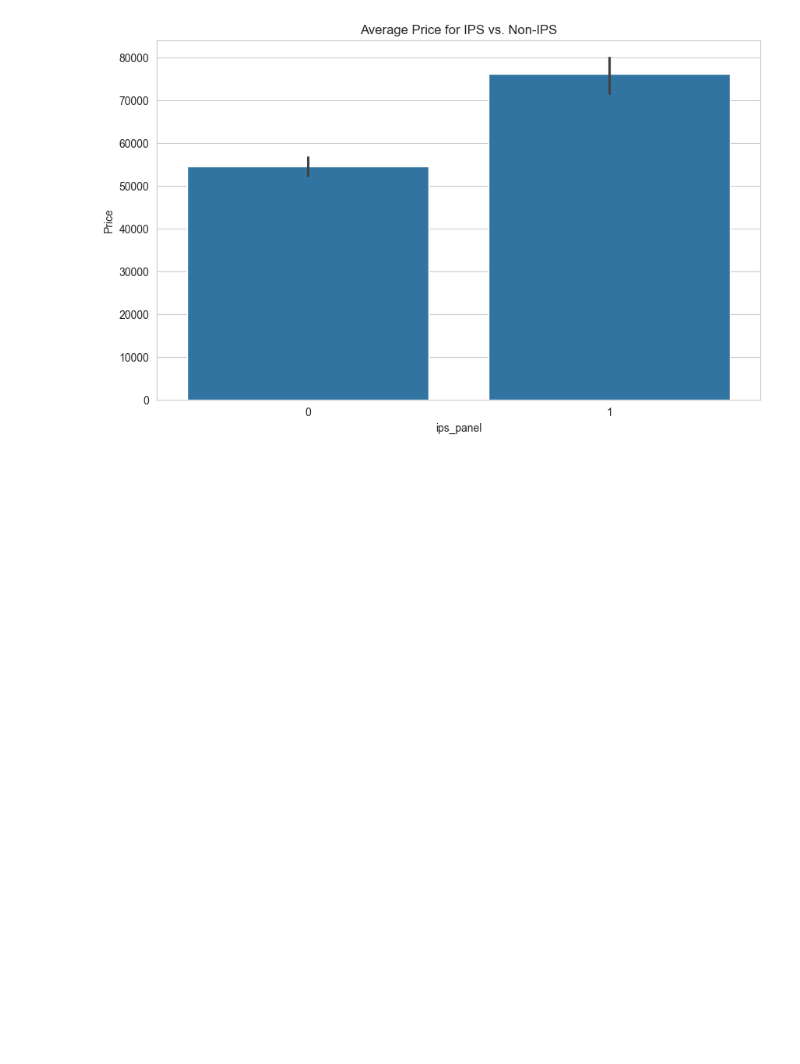
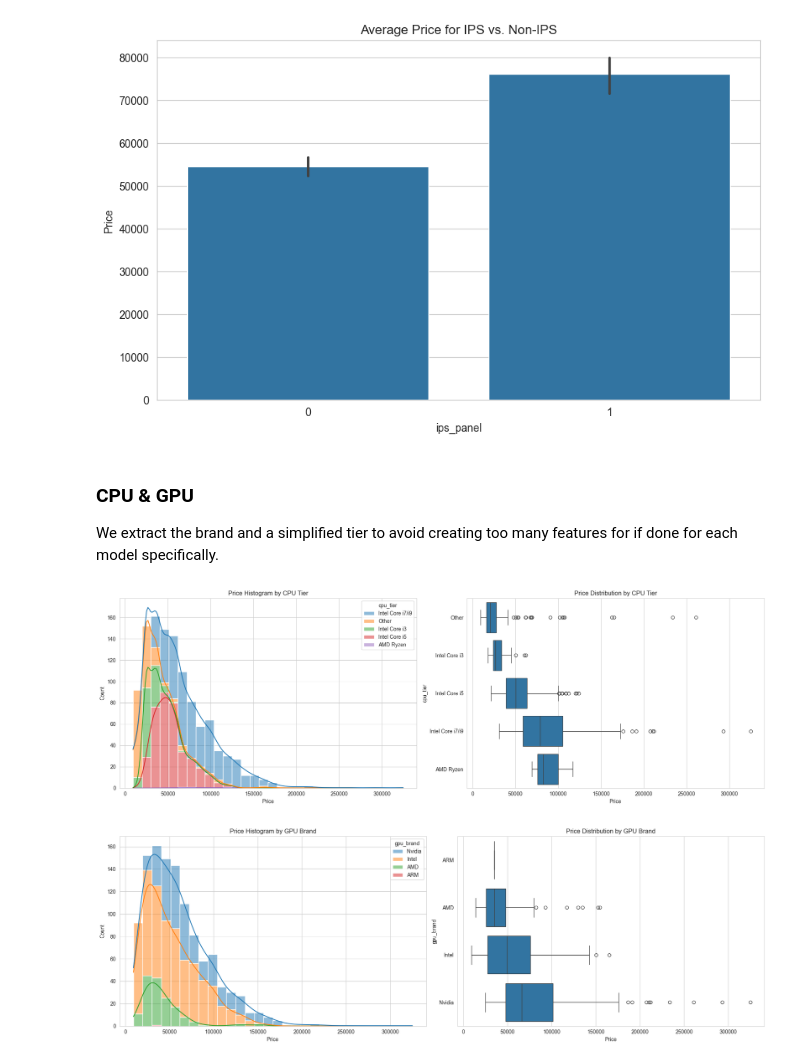
Before and after one commit to IamAbhinav03/laptop_price_task, a Jupyter notebook: notebooks/data_exploration.ipynb, the cells around one changed output. Cells and saved outputs as stored; diff of their text form; code cells hidden in the pictures; blank space fills up the shorter version.

```diff
--- a/notebooks/data_exploration.ipynb
+++ b/notebooks/data_exploration.ipynb
@@ -216,3 +216,36 @@ plt.show()
 [figure]
 [figure]
 [figure]
+# %% [markdown]
+### CPU & GPU
+
+We extract the brand and a simplified tier to avoid creating too many features for if done for each model specifically.
+# %%
+def extract_cpu_tier(cpu_str):
+    if "Intel Core i7" in cpu_str or "Intel Core i9" in cpu_str: return "Intel Core i7/i9"
+    elif "Intel Core i5" in cpu_str: return "Intel Core i5"
+    elif "Intel Core i3" in cpu_str: return "Intel Core i3"
+    elif "AMD Ryzen" in cpu_str: return "AMD Ryzen"
+    else: return "Other"
+
+df['cpu_tier'] = df['Cpu'].apply(extract_cpu_tier)
+df['gpu_brand'] = df['Gpu'].apply(lambda x: x.split()[0])
+
+fig, axes = plt.subplots(1, 2, figsize=(18, 6))
+sns.histplot(data=df, x='Price', hue='cpu_tier', bins=30, kde=True, multiple='stack', ax=axes[0])
+axes[0].set_title('Price Histogram by CPU Tier')
+sns.boxplot(x='Price', y='cpu_tier', data=df, order=df.groupby('cpu_tier')['Price'].median().sort_values().index, ax=axes[1])
+axes[1].set_title('Price Distribution by CPU Tier')
+plt.tight_layout()
+plt.show()
+
+fig, axes = plt.subplots(1, 2, figsize=(18, 6))
+sns.histplot(data=df, x='Price', hue='gpu_brand', bins=30, kde=True, multiple='stack', ax=axes[0])
+axes[0].set_title('Price Histogram by GPU Brand')
+sns.boxplot(x='Price', y='gpu_brand', data=df, order=df.groupby('gpu_brand')['Price'].median().sort_values().index, ax=axes[1])
+axes[1].set_title('Price Distribution by GPU Brand')
+plt.tight_layout()
+plt.show()
+# %% [output]
+[figure, added]
+[figure, added]
```
Also changed, not shown: parts of 4 cells of this notebook.
